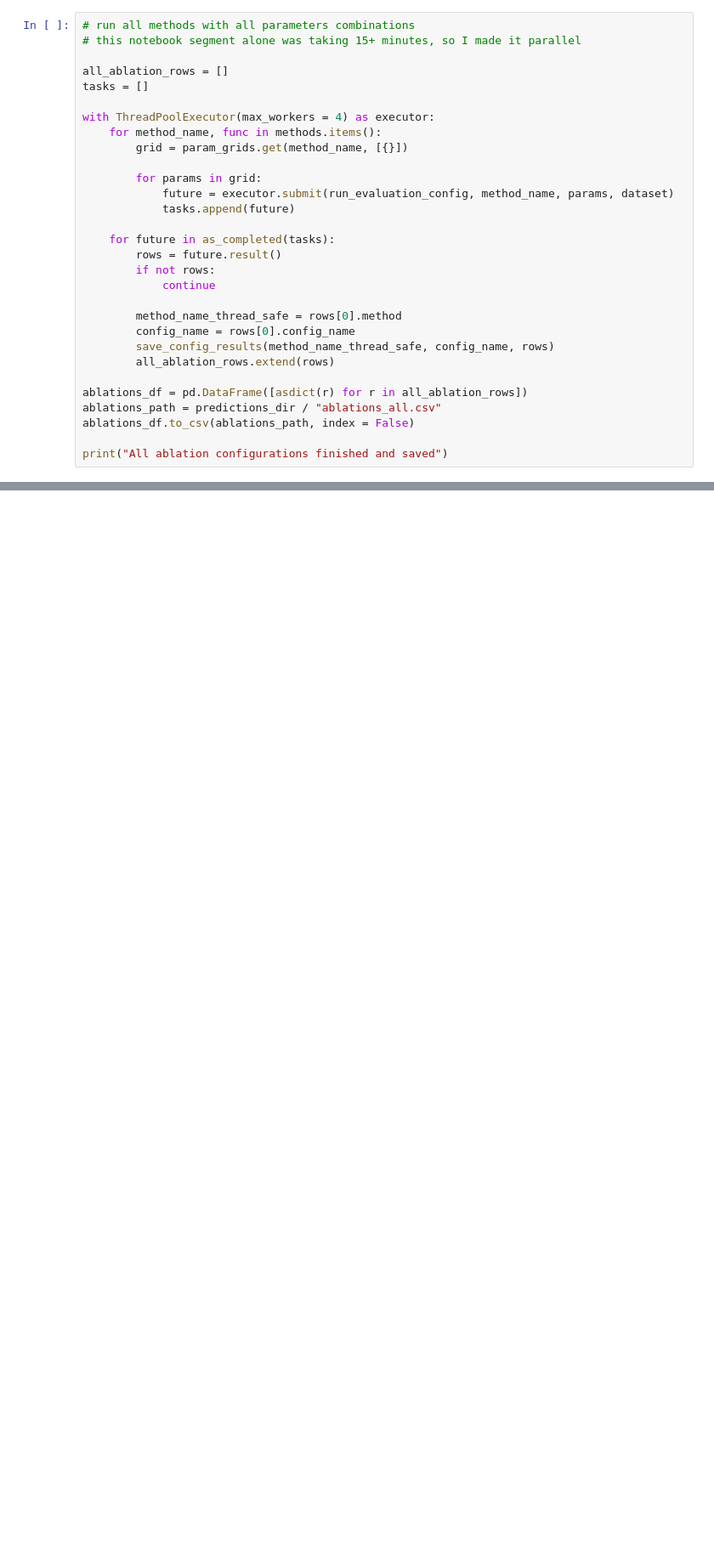
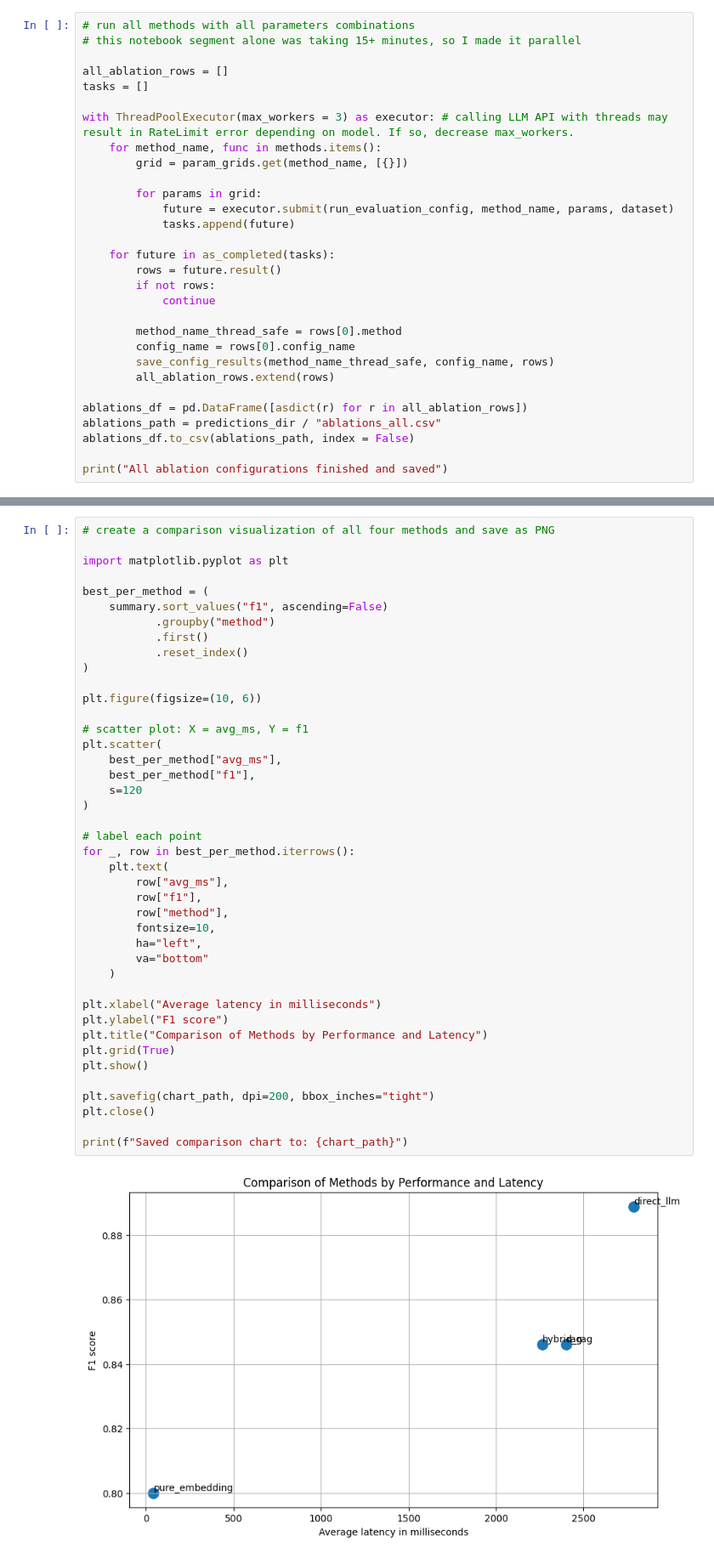
Before and after one commit to Otina12/applied-LLM, a Jupyter notebook: projects/01-plagiarism-detection/notebook/04_evaluation.ipynb, the cells around one changed output, grey strips where cells are left out. Shown at 85% size. Drawn from its saved outputs; the diff is of its cells as text; blank space fills up the shorter version.

Commit message:
add comparison chart

```diff
--- a/projects/01-plagiarism-detection/notebook/04_evaluation.ipynb
+++ b/projects/01-plagiarism-detection/notebook/04_evaluation.ipynb
@@ -179,7 +180,7 @@ def save_config_results(method_name, config_name, rows):
 all_ablation_rows = []
 tasks = []
 
-with ThreadPoolExecutor(max_workers = 4) as executor:
+with ThreadPoolExecutor(max_workers = 3) as executor: # calling LLM API with threads may result in RateLimit error depending on model. If so, decrease max_workers.
     for method_name, func in methods.items():
         grid = param_grids.get(method_name, [{}])
 
@@ -287,3 +288,47 @@ summary = (
 )
 
 summary.to_csv(summary_csv_path, index = False)
+# %%
+# create a comparison visualization of all four methods and save as PNG
+
+import matplotlib.pyplot as plt
+
+best_per_method = (
+    summary.sort_values("f1", ascending=False)
+           .groupby("method")
+           .first()
+           .reset_index()
+)
+
+plt.figure(figsize=(10, 6))
+
+# scatter plot: X = avg_ms, Y = f1
+plt.scatter(
+    best_per_method["avg_ms"],
+    best_per_method["f1"],
+    s=120
+)
+
+# label each point
+for _, row in best_per_method.iterrows():
+    plt.text(
+        row["avg_ms"],
+        row["f1"],
+        row["method"],
+        fontsize=10,
+        ha="left",
+        va="bottom"
+    )
+
+plt.xlabel("Average latency in milliseconds")
+plt.ylabel("F1 score")
+plt.title("Comparison of Methods by Performance and Latency")
+plt.grid(True)
+plt.show()
+
+plt.savefig(chart_path, dpi=200, bbox_inches="tight")
+plt.close()
+
+print(f"Saved comparison chart to: {chart_path}")
+# %% [output]
+[figure, added]
```
Also changed, not shown: parts of 2 cells of this notebook, 2 other files.
